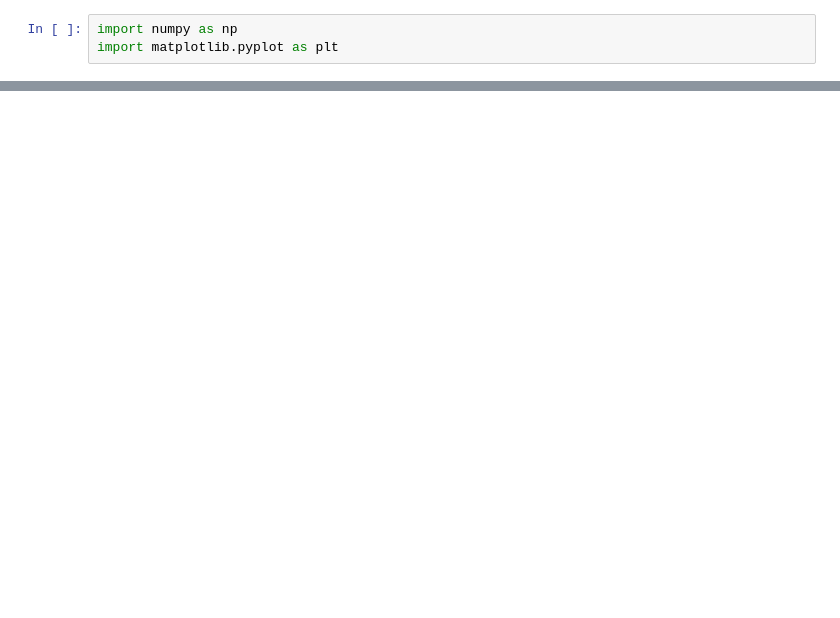
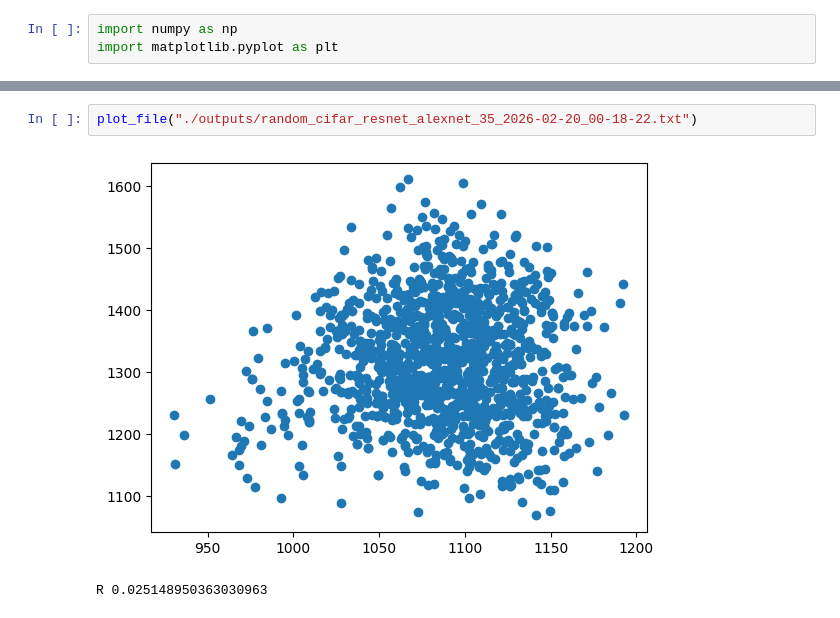
Before and after one commit to kamalikach/platonic_representation, a Jupyter notebook: plots.ipynb, the cells around one changed output, grey strips where cells are left out. Saved outputs shown, nothing was run; the diff lists cells and outputs as text; blank space fills up the shorter version.

```diff
--- a/plots.ipynb
+++ b/plots.ipynb
@@ -12,0 +18,5 @@ plt.show()
+# %%
+plot_file("./outputs/random_cifar_resnet_alexnet_35_2026-02-20_00-18-22.txt")
+# %% [output]
+[figure, added]
+R 0.025148950363030963
```
Also changed, not shown: parts of 5 cells of this notebook, 7 other files.
